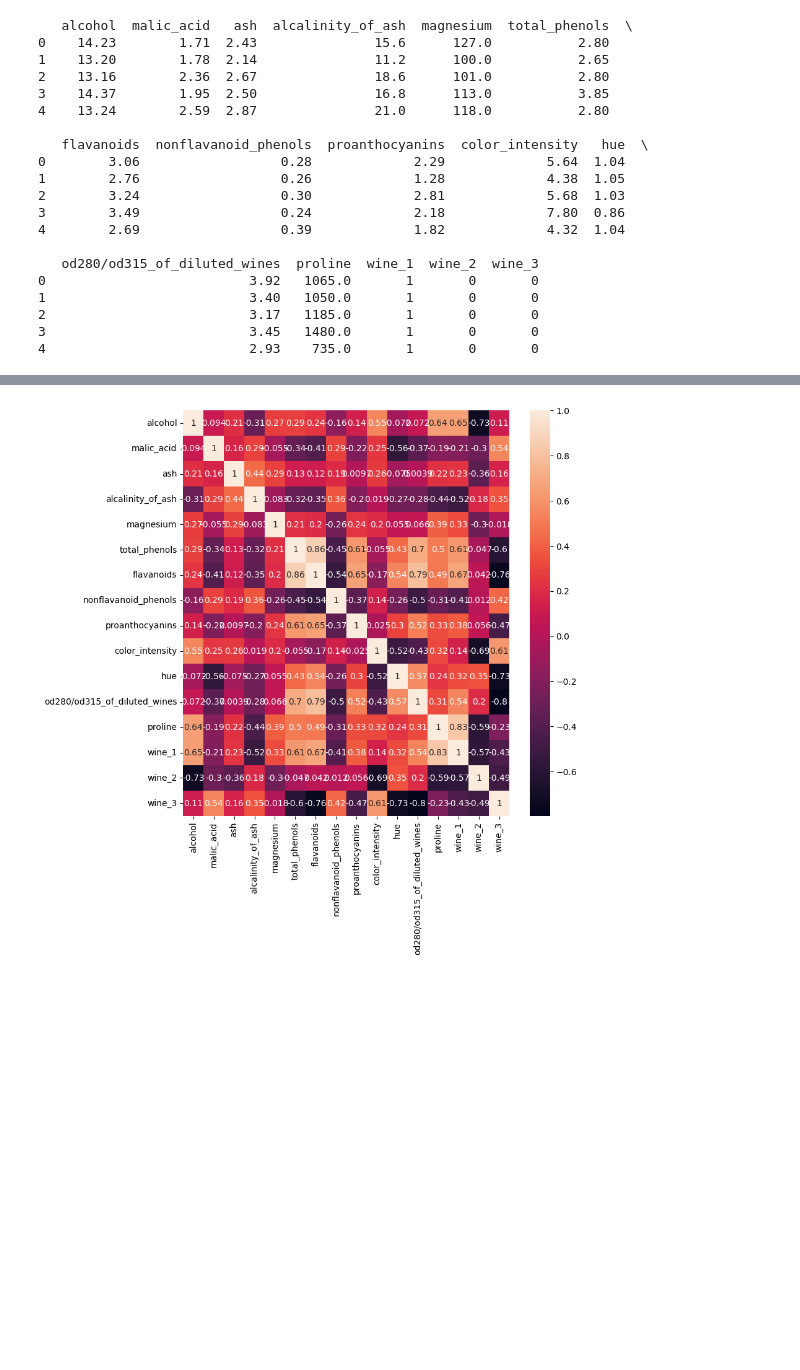
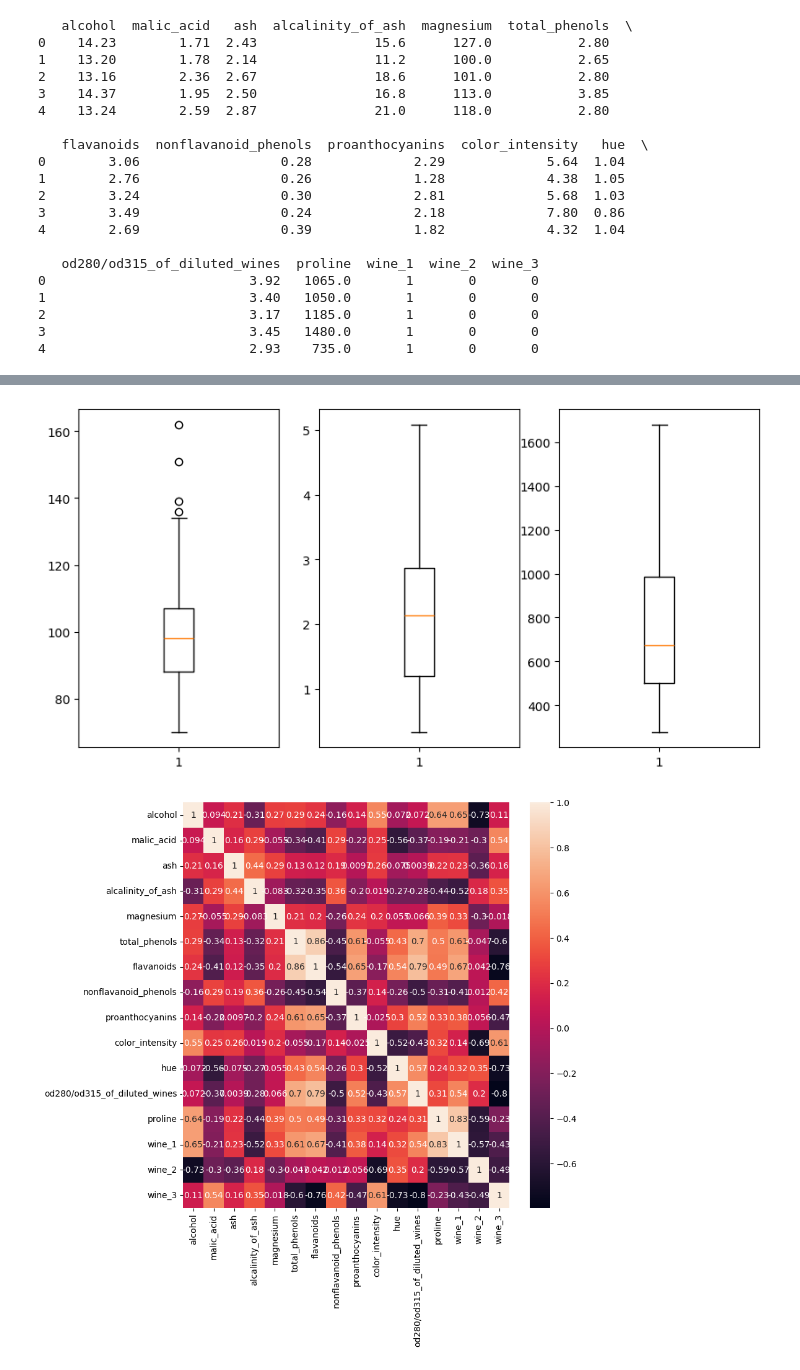
Before and after one commit to thvsbg/PyTorch, a Jupyter notebook: Wine_classification.ipynb, the cells around one changed output, grey strips where cells are left out. Saved outputs shown, nothing was run; the diff lists cells and outputs as text; code cells hidden in the pictures; blank space fills up the shorter version.

```diff
--- a/Wine_classification.ipynb
+++ b/Wine_classification.ipynb
@@ -36,6 +36,7 @@ print(val_unique_counts)
 Counter({np.int64(1): 71, np.int64(0): 59, np.int64(2): 48})
 # %%
 ##finding the range of each feature
-min_max=pd.DataFrame(columns=["min","max"])
-for col in range(len(features[0])):
-  min_max[f'{data.features[col]}']
+min_max=pd.DataFrame(columns=["min","max"],index=data.feature_names)
+for i in range(len(data.feature_names)):
+  min_max.loc[data.feature_names[i]]=[min(features[:,i]),max(features[:,i])]
+print(min_max)
@@ -85,3 +115,11 @@ print(df[:5])
+# %%
+figure,(ax1,ax2,ax3)=plt.subplots(1,3,figsize=(10,5))
+ax1.boxplot(df.magnesium)
+ax2.boxplot(df.flavanoids)
+ax3.boxplot(df.proline)
+plt.show()
+# %% [output]
+[figure, added]
 # %%
 ##visuzlization of corelation between different features to the classified value using heatmap
 import seaborn as sns
```
Also changed, not shown: parts of 4 cells of this notebook.
